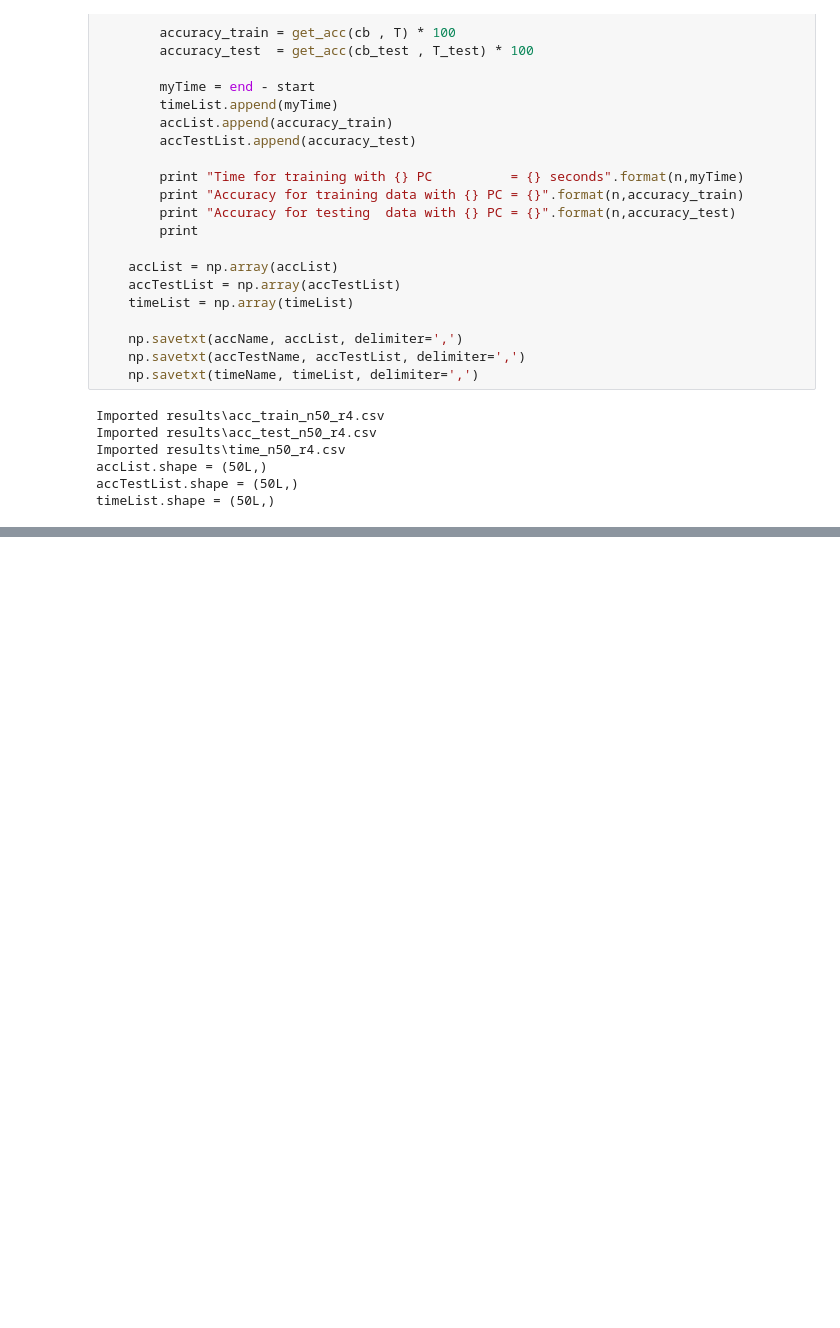
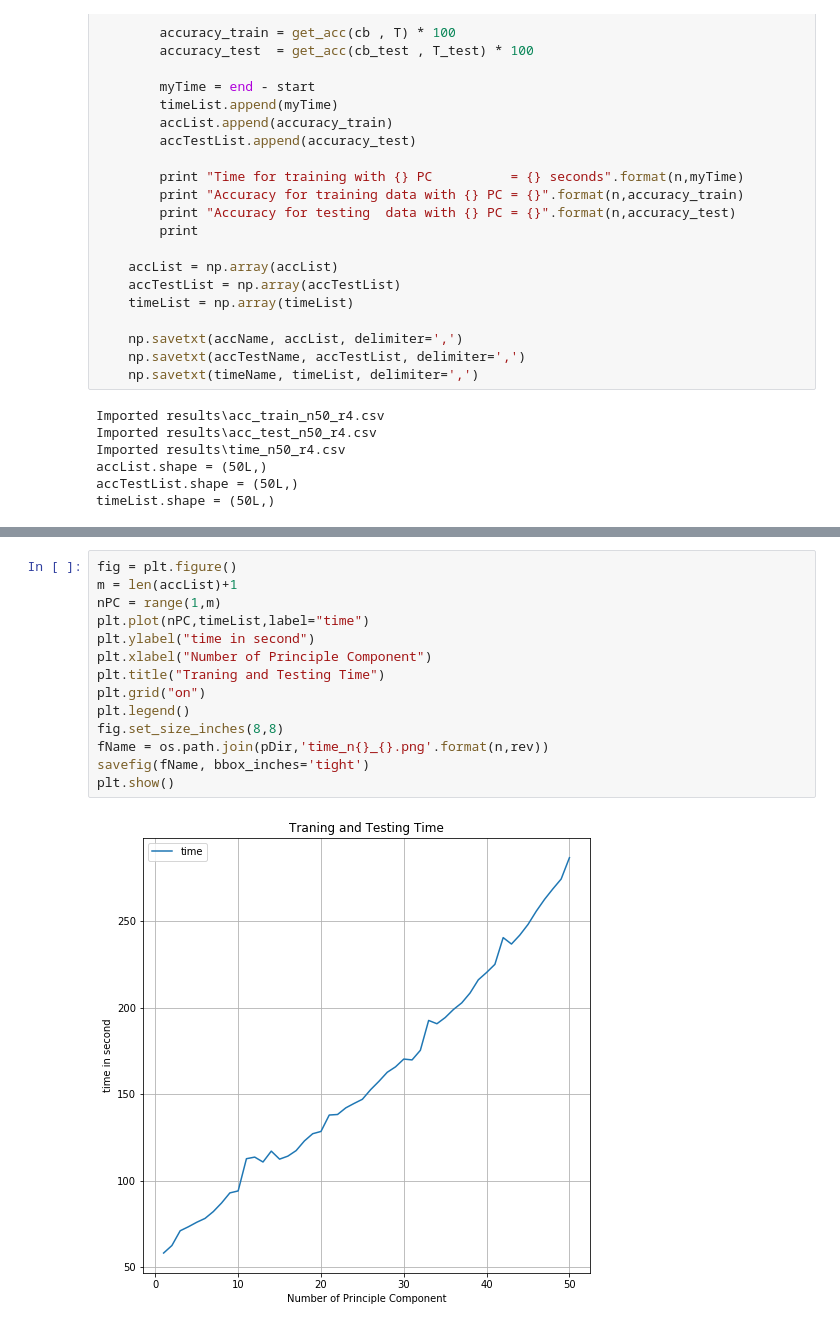
Before and after one commit to teambengio/finalproject, a Jupyter notebook: finalproject.ipynb, the cells around one changed output, grey strips where cells are left out. Drawn from its saved outputs; the diff is of its cells as text; blank space fills up the shorter version.

```diff
--- a/finalproject.ipynb
+++ b/finalproject.ipynb
@@ -654,6 +654,22 @@ savefig(fName, bbox_inches='tight')
 plt.show()
 # %% [output]
 [figure]
+# %%
+fig = plt.figure()
+m = len(accList)+1
+nPC = range(1,m)
+plt.plot(nPC,timeList,label="time")
+plt.ylabel("time in second")
+plt.xlabel("Number of Principle Component")
+plt.title("Traning and Testing Time")
+plt.grid("on")
+plt.legend()
+fig.set_size_inches(8,8)
+fName = os.path.join(pDir,'time_n{}_{}.png'.format(n,rev))
+savefig(fName, bbox_inches='tight')
+plt.show()
+# %% [output]
+[figure, added]
 # %%
 numPC = 16
 cb, cb_test = train_and_test(X,T,X_test,T_test,digits,V,mu,numPC)
```
Also changed, not shown: parts of 8 cells of this notebook, 18 other files.
